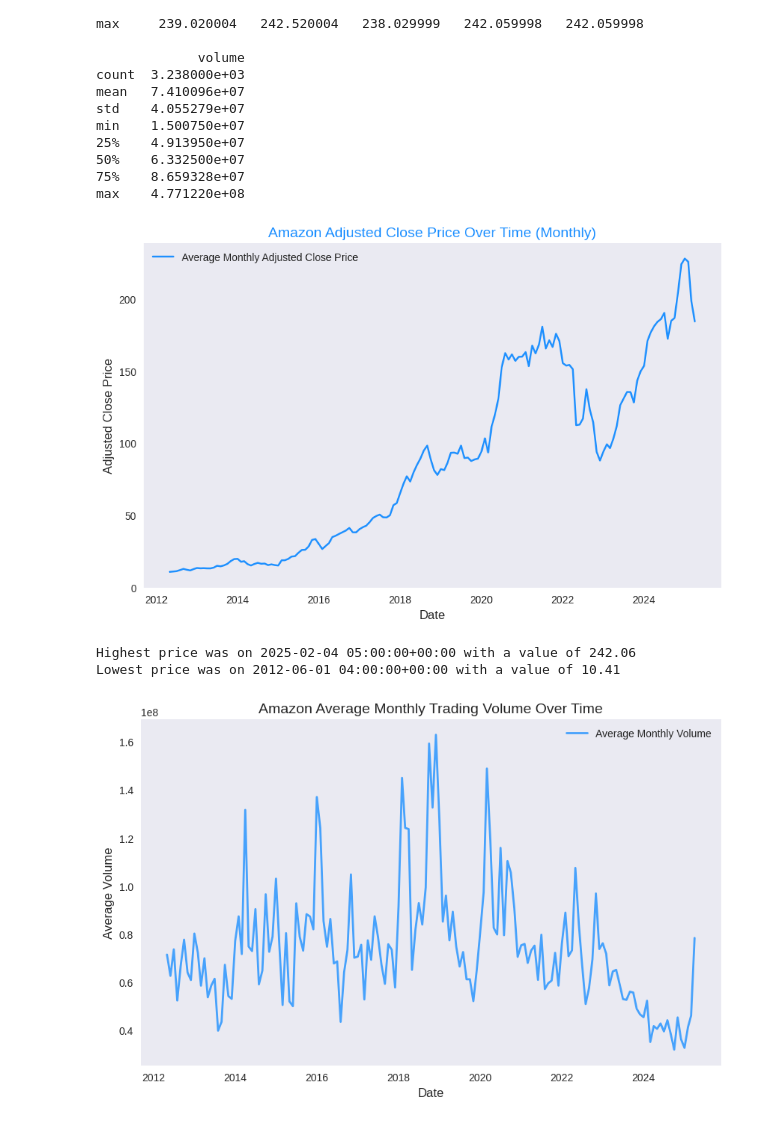
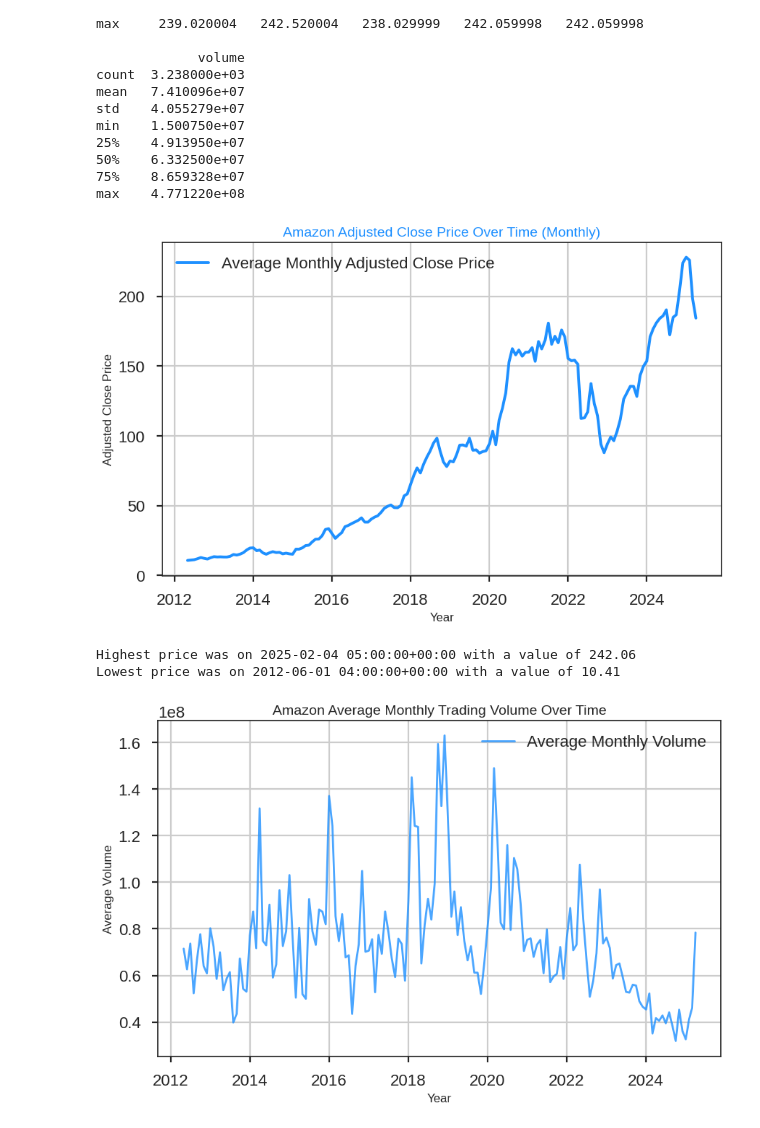
Before and after one commit to zenyonki/AMZN_stock_prices, a Jupyter notebook: AMZN_Stock_Prices.ipynb, the cells around one changed output. Drawn from its saved outputs; the diff is of its cells as text; code cells hidden in the pictures.

Commit message:
Ajustes en los gráficos para hacerlos visualmente más claros.

```diff
--- a/AMZN_Stock_Prices.ipynb
+++ b/AMZN_Stock_Prices.ipynb
@@ -106,13 +106,16 @@ plt.plot(
     color='dodgerblue'
 )
 plt.title('Amazon Adjusted Close Price Over Time (Monthly)', fontsize=14, color='dodgerblue')
-plt.xlabel('Date', fontsize=12)
+plt.xlabel('Year', fontsize=12)
 plt.ylabel('Adjusted Close Price', fontsize=12)
+
+plt.style.use('seaborn-v0_8-ticks')
+
 plt.legend()
 plt.grid()
 plt.show()
 # %% [output]
-[figure, old version]
+[figure, new version]
 # %%
 # Encontrar las fechas con máximos y mínimos históricos.
 max_price = df.loc[df['adj_close'].idxmax()]
@@ -126,27 +129,30 @@ Lowest price was on 2012-06-01 04:00:00+00:00 with a value of 10.41
 # %%
 df['date'] = pd.to_datetime(df['date'], utc=True)
 # Agrupamos los datos por mes para reducir la densidad
 df['month'] = df['date'].dt.to_period('M')  # Convertimos las fechas a periodos mensuales
 monthly_volume = df.groupby('month')['volume'].mean().reset_index()  # Calculamos el volumen promedio mensual
 
 # Convertimos la columna 'month' a tipo datetime para graficarla
 monthly_volume['month'] = monthly_volume['month'].dt.to_timestamp()
 
 plt.figure(figsize=(10, 6))
 plt.plot(
     monthly_volume['month'],
     monthly_volume['volume'],
     label='Average Monthly Volume',
     color='dodgerblue',
     linewidth=2,
     alpha=0.8
 )
 plt.title('Amazon Average Monthly Trading Volume Over Time', fontsize=14)
-plt.xlabel('Date', fontsize=12)
+plt.xlabel('Year', fontsize=12)
 plt.ylabel('Average Volume', fontsize=12)
+
+plt.style.use('seaborn-v0_8-ticks')
+
 plt.xticks() #We can rotate the labels here e.g. (rotation=45)
 plt.legend()
 plt.grid()
 plt.show()
 # %% [output]
-[figure, old version]
+[figure, new version]
```
